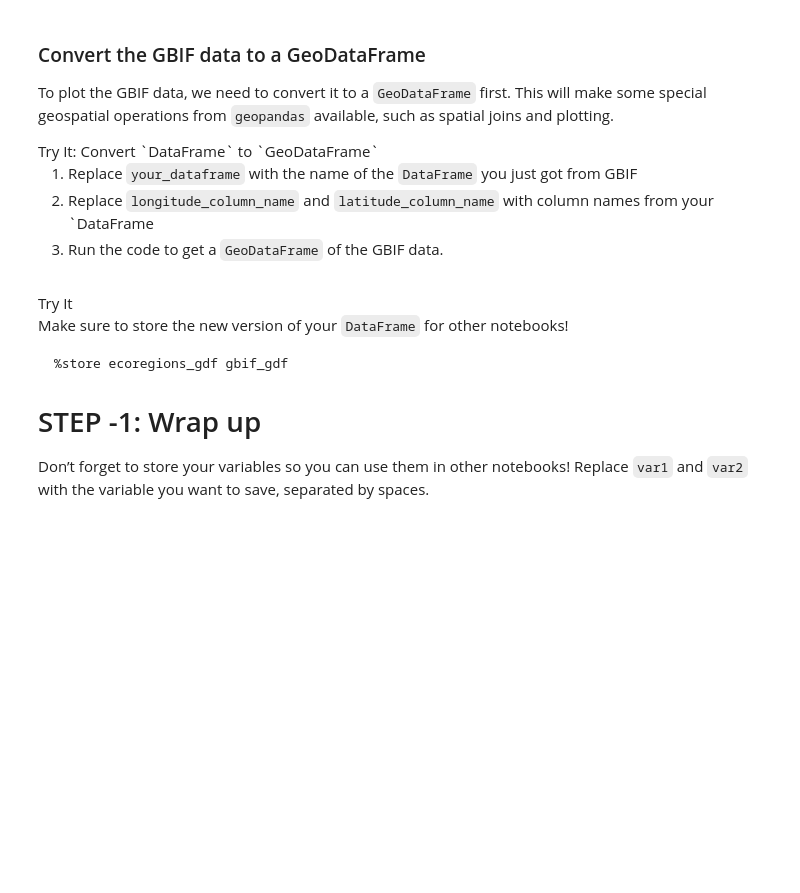
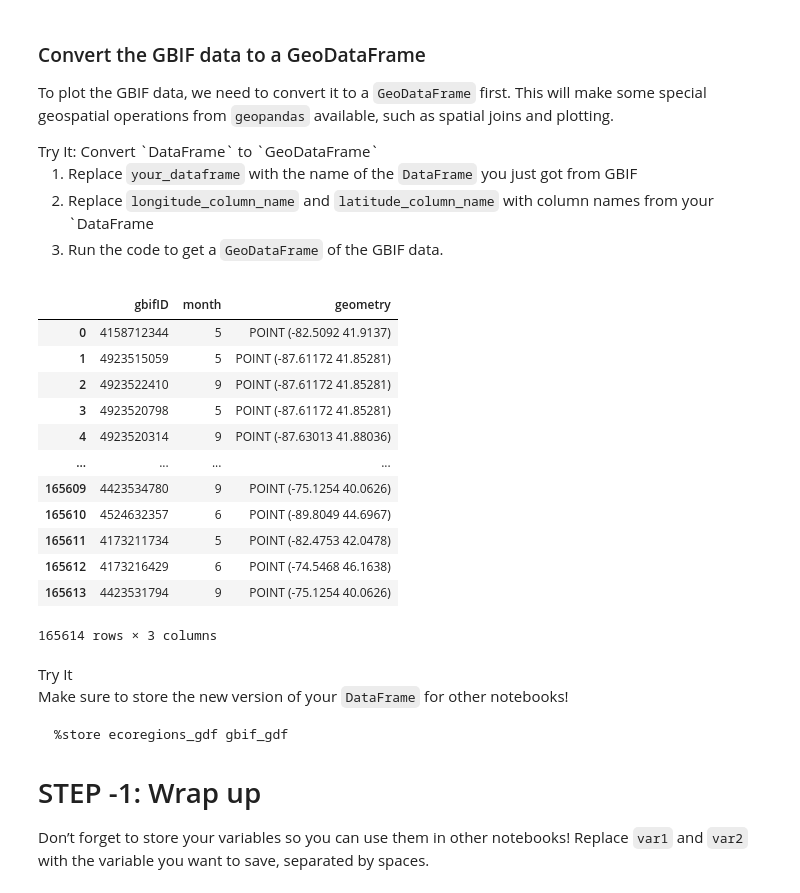
Before and after one commit to earthlab-education/02-migration-tkbravo, a Jupyter notebook: notebooks/migration-31-wrangle.ipynb, the cells around one changed output. Saved outputs shown, nothing was run; the diff lists cells and outputs as text; code cells hidden in the pictures; blank space fills up the shorter version.

```diff
--- a/notebooks/migration-31-wrangle.ipynb
+++ b/notebooks/migration-31-wrangle.ipynb
@@ -138,4 +169,5 @@ same format that you will get from GBIF.
 
 Let’s start by looking at a little of the raw data.
 # %%
-gbif_path = project.project_dir / gbif_filename
+gbif_path = project_dir / "58363291"
+print("CSV path", gbif_path)
@@ -156,8 +200,7 @@ You can use the following code to look at the beginning of your file:
 # Load the GBIF data
 gbif_df = pd.read_csv(
     gbif_path,
-    delimiter='',
-    index_col='',
-    usecols=[]
+    delimiter='\t',
+    usecols=["gbifID","decimalLatitude","decimalLongitude","month"]
 )
 gbif_df.head()
@@ -180,15 +230,28 @@ data.</li>
 # %%
 gbif_gdf = (
     gpd.GeoDataFrame(
-        your_dataframe,
+        gbif_df,
         geometry=gpd.points_from_xy(
-            your_dataframe.longitude_column_name,
-            your_dataframe.latitude_column_name),
+            gbif_df["decimalLongitude"], gbif_df["decimalLatitude"]),
         crs="EPSG:4326")
     # Select the desired columns
-    [[]]
+    [["gbifID","month","geometry"]]
 )
 gbif_gdf
+# %% [output]
+|  | gbifID | month | geometry |
+| 0 | 4158712344 | 5 | POINT (-82.5092 41.9137) |
+| 1 | 4923515059 | 5 | POINT (-87.61172 41.85281) |
+| 2 | 4923522410 | 9 | POINT (-87.61172 41.85281) |
+| 3 | 4923520798 | 5 | POINT (-87.61172 41.85281) |
+| 4 | 4923520314 | 9 | POINT (-87.63013 41.88036) |
+| ... | ... | ... | ... |
+| 165609 | 4423534780 | 9 | POINT (-75.1254 40.0626) |
+| 165610 | 4524632357 | 6 | POINT (-89.8049 44.6967) |
+| 165611 | 4173211734 | 5 | POINT (-82.4753 42.0478) |
+| 165612 | 4173216429 | 6 | POINT (-74.5468 46.1638) |
+| 165613 | 4423531794 | 9 | POINT (-75.1254 40.0626) |
+165614 rows × 3 columns
 # %% [markdown]
 <link rel="stylesheet" type="text/css" href="./assets/styles.css"><div class="callout callout-style-default callout-titled callout-task"><div class="callout-header"><div class="callout-icon-container"><i class="callout-icon"></i></div><div class="callout-title-container flex-fill">Try It</div></div><div class="callout-body-container callout-body"><p>Make sure to store the new version of your <code>DataFrame</code> for
 other notebooks!</p>
```
Also changed, not shown: parts of 8 cells of this notebook, 4 other files.
